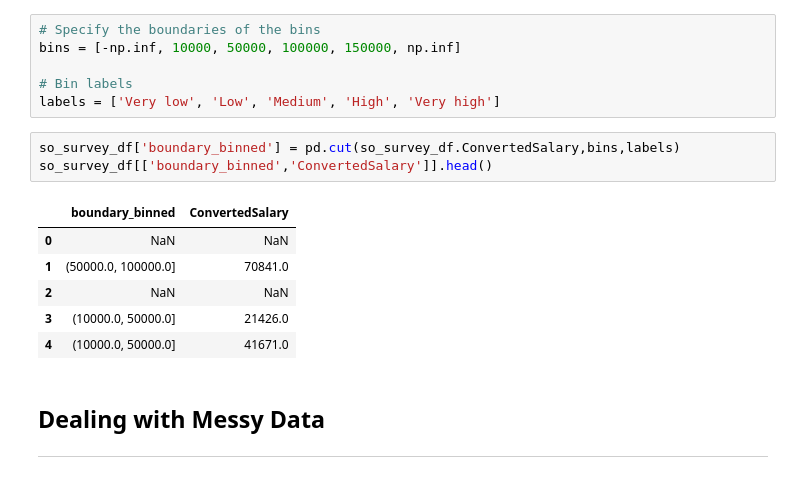
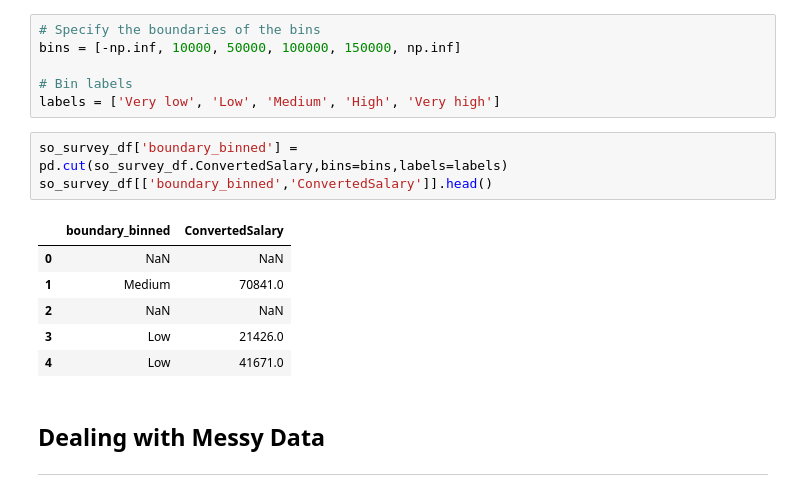
Before and after one commit to NehaNeha417/ML_SHALA, a Jupyter notebook: Assignment_ML_L6.ipynb, the cells around one changed output. Cells and saved outputs as stored; diff of their text form.

```diff
--- a/Assignment_ML_L6.ipynb
+++ b/Assignment_ML_L6.ipynb
@@ -269,15 +260,15 @@ bins = [-np.inf, 10000, 50000, 100000, 150000, np.inf]
 # Bin labels
 labels = ['Very low', 'Low', 'Medium', 'High', 'Very high']
 # %%
-so_survey_df['boundary_binned'] = pd.cut(so_survey_df.ConvertedSalary,bins,labels)
+so_survey_df['boundary_binned'] = pd.cut(so_survey_df.ConvertedSalary,bins=bins,labels=labels)
 so_survey_df[['boundary_binned','ConvertedSalary']].head()
 # %% [output]
 |  | boundary_binned | ConvertedSalary |
 | 0 | NaN | NaN |
-| 1 | (50000.0, 100000.0] | 70841.0 |
+| 1 | Medium | 70841.0 |
 | 2 | NaN | NaN |
-| 3 | (10000.0, 50000.0] | 21426.0 |
-| 4 | (10000.0, 50000.0] | 41671.0 |
+| 3 | Low | 21426.0 |
+| 4 | Low | 41671.0 |
 # %% [markdown]
 ## Dealing with Messy Data
 ---
```
Also changed, not shown: parts of 28 cells of this notebook.
